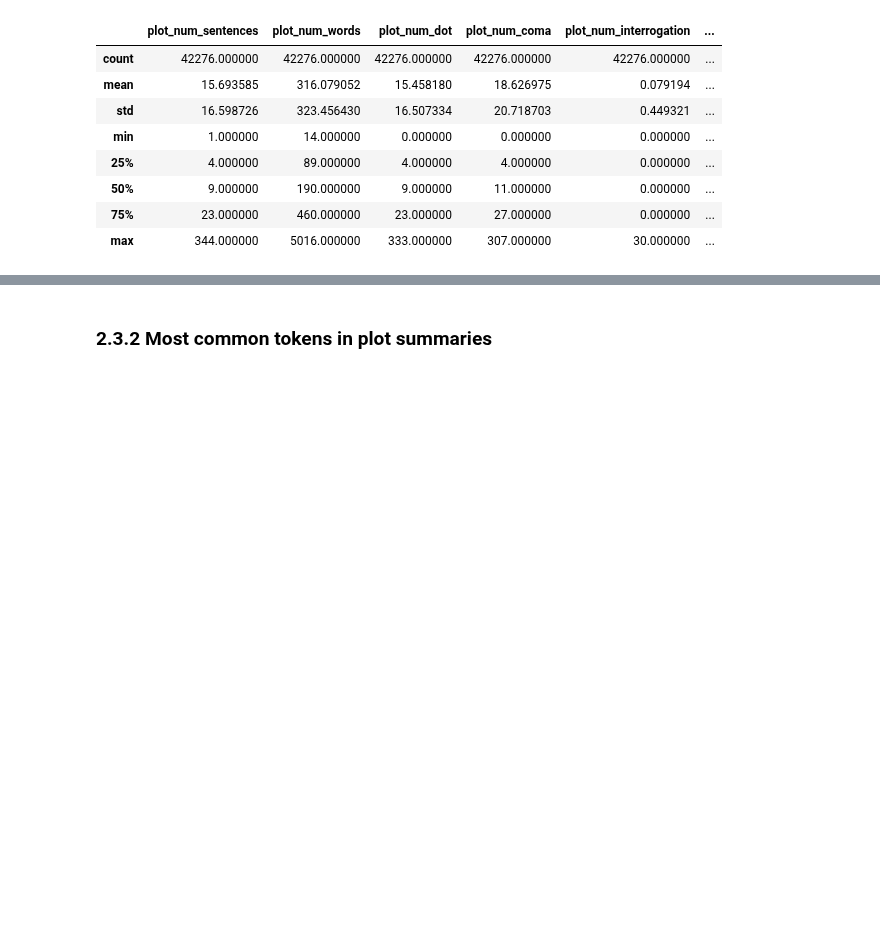
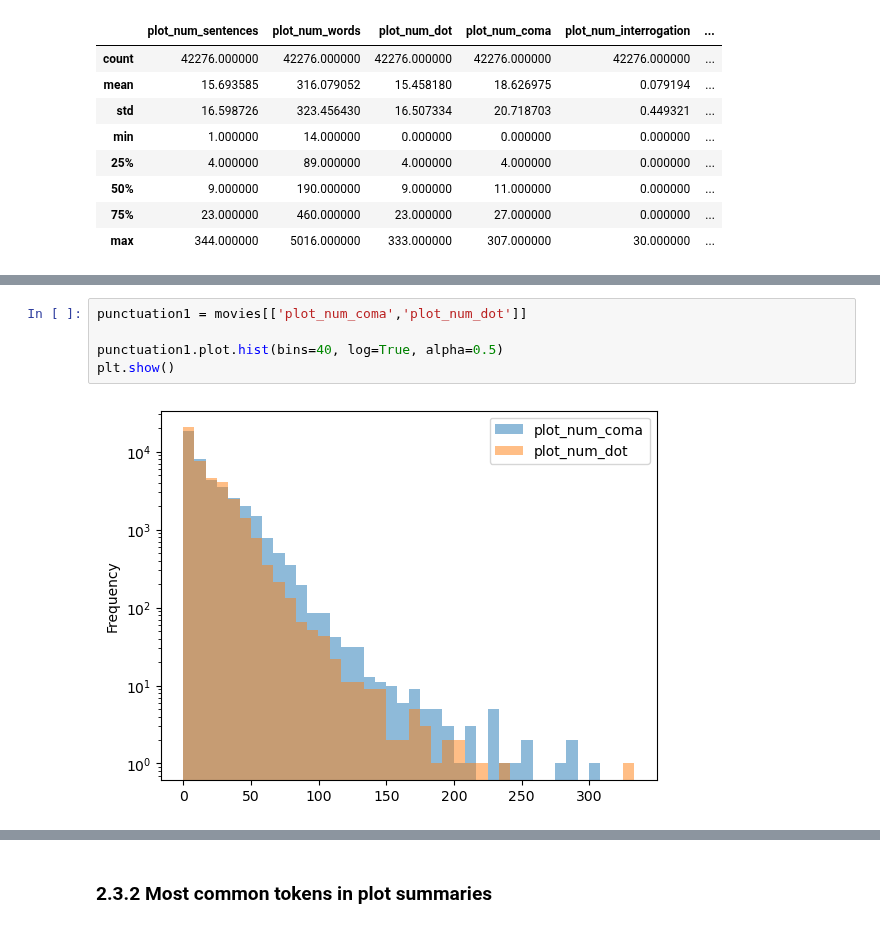
Before and after one commit to salome-baup/ada-2022-project-adaccord, a Jupyter notebook: Milestone2.ipynb, the cells around one changed output, grey strips where cells are left out. Drawn from its saved outputs; the diff is of its cells as text; blank space fills up the shorter version.

```diff
--- a/Milestone2.ipynb
+++ b/Milestone2.ipynb
@@ -874,0 +891,7 @@ plot_summaries[['plot_num_sentences','plot_num_words','plot_num_dot','plot_num_c
+# %%
+punctuation1 = movies[['plot_num_coma','plot_num_dot']]
+
+punctuation1.plot.hist(bins=40, log=True, alpha=0.5)
+plt.show()
+# %% [output]
+[figure, added]
```
Also changed, not shown: parts of 11 cells of this notebook.
